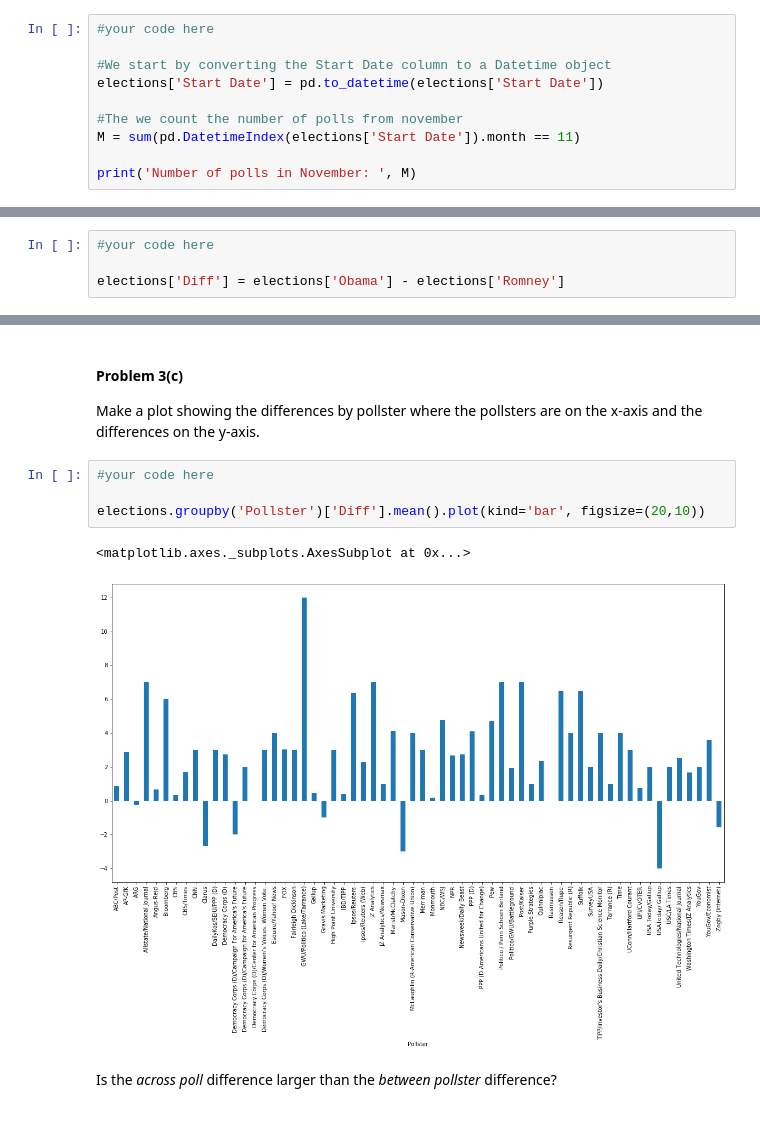
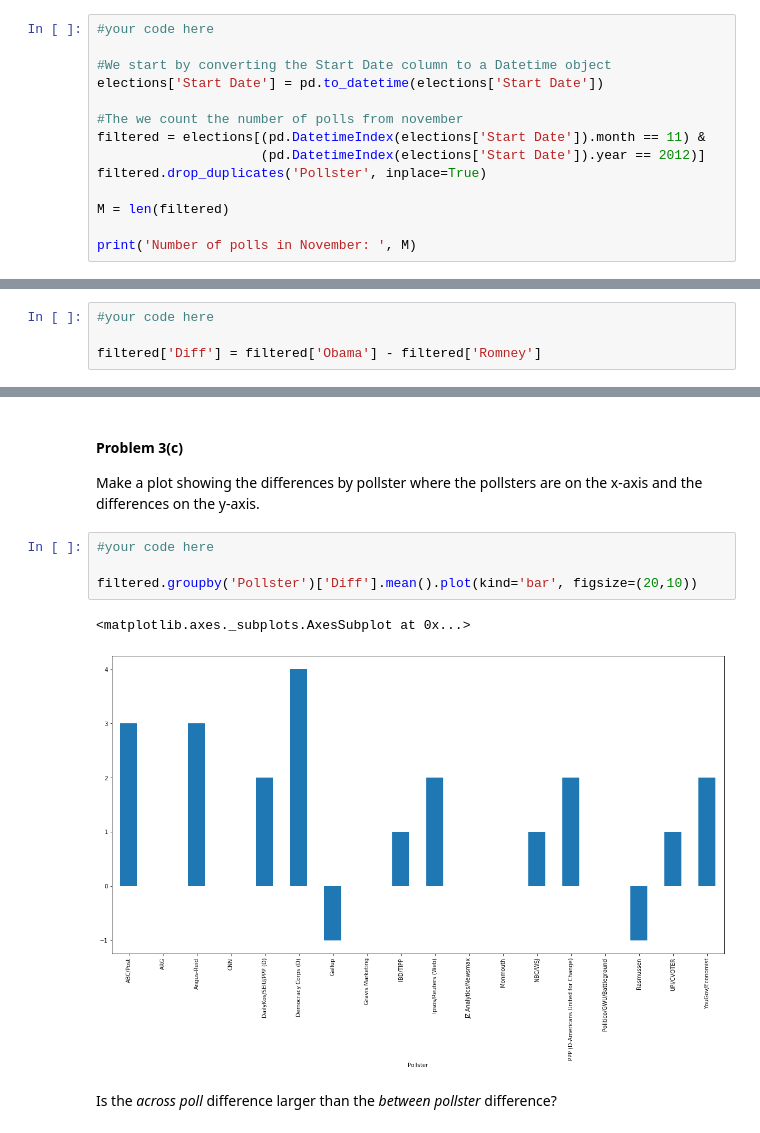
Before and after one commit to DavidsonWalker/2014, a Jupyter notebook: homework/HW2.ipynb, the cells around one changed output, grey strips where cells are left out. Drawn from its saved outputs; the diff is of its cells as text.

```diff
--- a/homework/HW2.ipynb
+++ b/homework/HW2.ipynb
@@ -416,7 +422,11 @@ How many polls were conducted in November? Define this number as M.
 elections['Start Date'] = pd.to_datetime(elections['Start Date'])
 
 #The we count the number of polls from november
-M = sum(pd.DatetimeIndex(elections['Start Date']).month == 11)
+filtered = elections[(pd.DatetimeIndex(elections['Start Date']).month == 11) &
+                     (pd.DatetimeIndex(elections['Start Date']).year == 2012)]
+filtered.drop_duplicates('Pollster', inplace=True)
+
+M = len(filtered)
 
 print('Number of polls in November: ', M)
 # %% [output]
@@ -613,4 +662,4 @@ Add a new column to the `election` DataFrame containg the difference between Oba
 # %%
 #your code here
 
-elections['Diff'] = elections['Obama'] - elections['Romney']
+filtered['Diff'] = filtered['Obama'] - filtered['Romney']
@@ -655,10 +717,10 @@ Make a plot showing the differences by pollster where the pollsters are on the x
 # %%
 #your code here
 
-elections.groupby('Pollster')['Diff'].mean().plot(kind='bar', figsize=(20,10))
+filtered.groupby('Pollster')['Diff'].mean().plot(kind='bar', figsize=(20,10))
 # %% [output]
 <matplotlib.axes._subplots.AxesSubplot at 0x...>
-[figure, old version]
+[figure, new version]
 # %% [markdown]
 Is the *across poll* difference larger than the *between pollster* difference?
 # %% [markdown]
```
Also changed, not shown: parts of 34 cells of this notebook, 1 other file.
